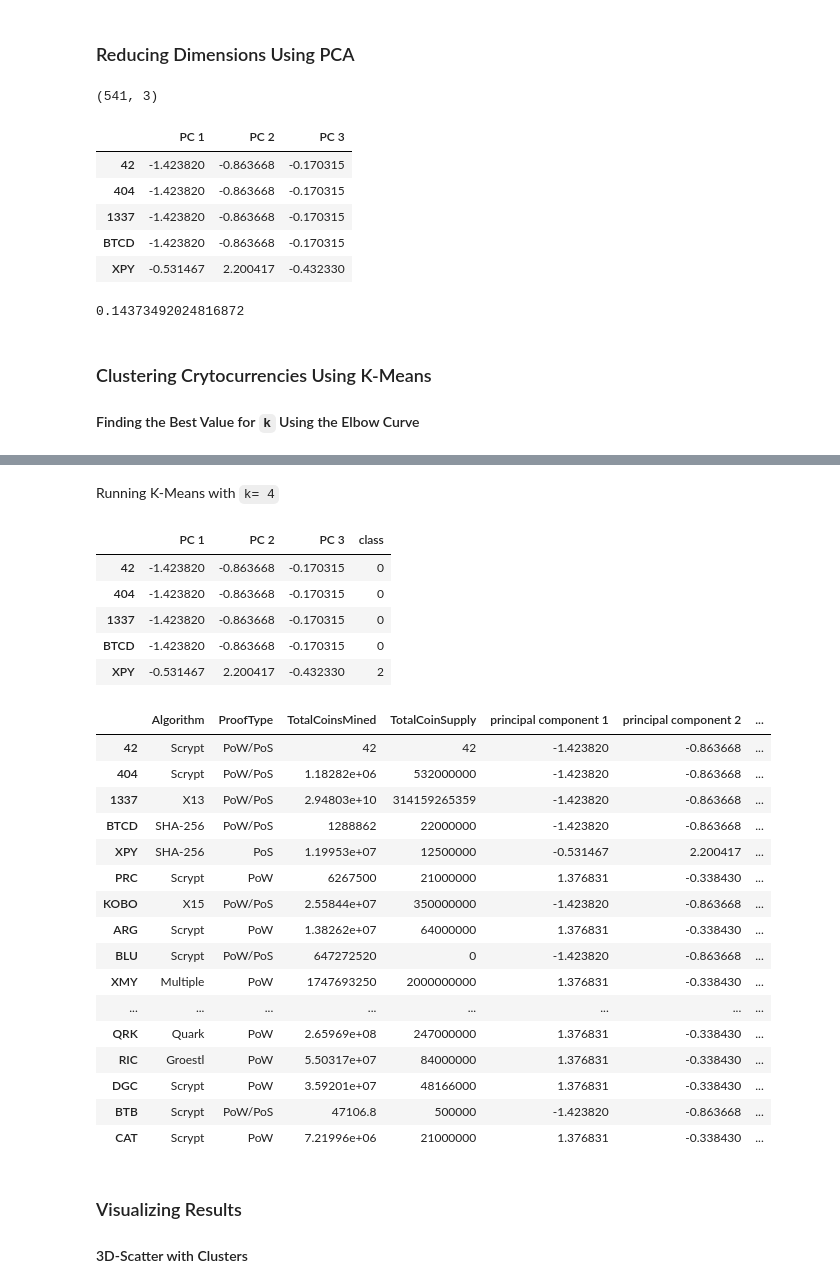
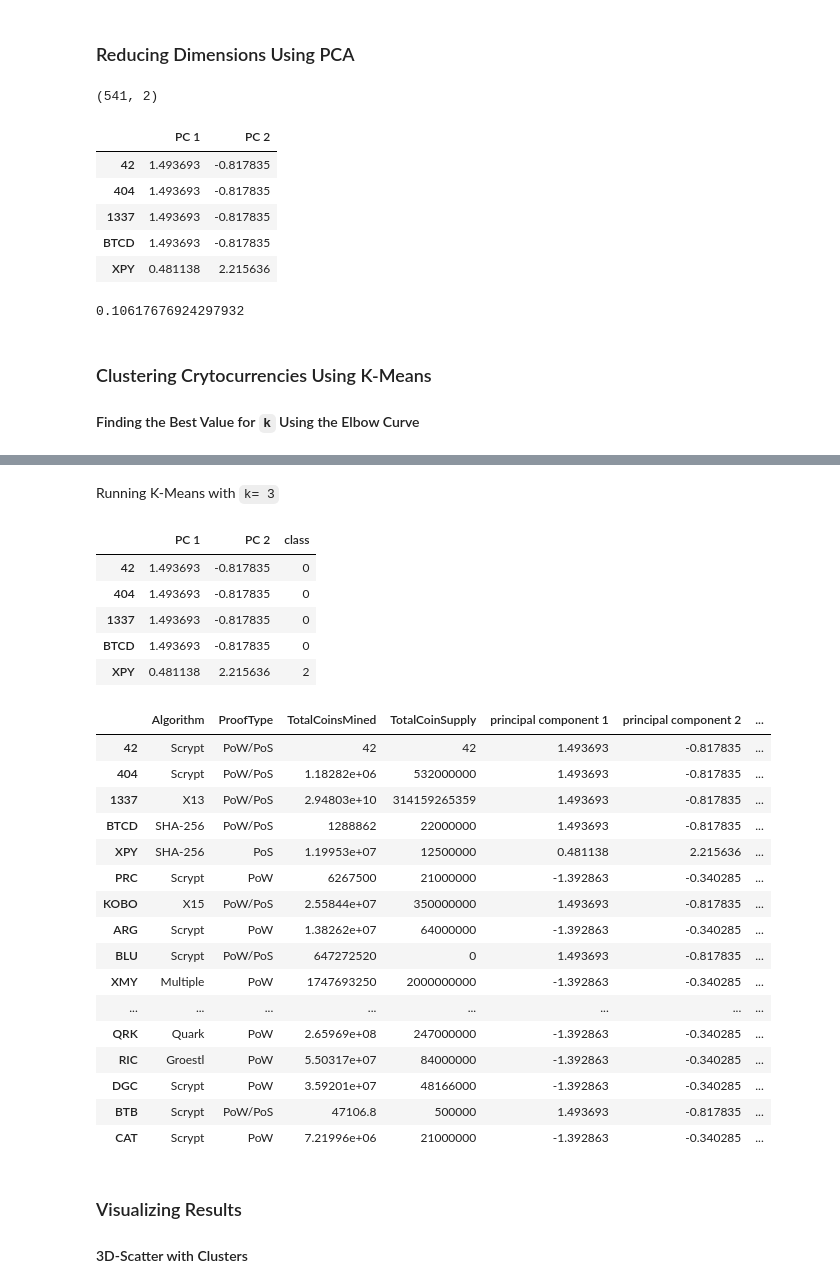
Before and after one commit to NJ1219/AWS-Projects, a Jupyter notebook: ClusteringCrypto Project/Starter_Files/crypto_clustering_sm.ipynb, the cells around one changed output, grey strips where cells are left out. Saved outputs shown, nothing was run; the diff lists cells and outputs as text; code cells hidden in the pictures.

```diff
--- a/ClusteringCrypto Project/Starter_Files/crypto_clustering_sm.ipynb
+++ b/ClusteringCrypto Project/Starter_Files/crypto_clustering_sm.ipynb
@@ -238,30 +228,30 @@ array([[-0.04303315, -0.04303315, -0.04303315, -0.14406497, -0.04303315,
 # Use PCA to reduce dimensions to 3 principal components
 
 # Initialize PCA model
-pca = PCA(n_components=3)
+pca = PCA(n_components=2)
 
 cluster_pca = pca.fit_transform(cluster_df_scaled)
 # %%
 # Create a DataFrame with the principal components data
 df_cluster_pca = pd.DataFrame(data = cluster_pca,
-                              columns=["PC 1", "PC 2", "PC 3"], index = cluster_df.index
+                              columns=["PC 1", "PC 2"],                              index = cluster_df.index
                               )
 
 print(cluster_pca.shape)
 df_cluster_pca.head()
 # %% [output]
-(541, 3)
+(541, 2)
-|  | PC 1 | PC 2 | PC 3 |
-| 42 | -1.423820 | -0.863668 | -0.170315 |
-| 404 | -1.423820 | -0.863668 | -0.170315 |
-| 1337 | -1.423820 | -0.863668 | -0.170315 |
-| BTCD | -1.423820 | -0.863668 | -0.170315 |
-| XPY | -0.531467 | 2.200417 | -0.432330 |
+|  | PC 1 | PC 2 |
+| 42 | 1.493693 | -0.817835 |
+| 404 | 1.493693 | -0.817835 |
+| 1337 | 1.493693 | -0.817835 |
+| BTCD | 1.493693 | -0.817835 |
+| XPY | 0.481138 | 2.215636 |
 # %%
 # Fetch the explained variance
 pca.explained_variance_ratio_.sum()
 # %% [output]
-0.14373492024816872
+0.10617676924297932
 # %% [markdown]
 ### Clustering Crytocurrencies Using K-Means
 
@@ -288,28 +278,28 @@ alt.Chart(df_elbow, title = "Elbow Curve").mark_line().encode(
 # %% [output]
 [interactive output not drawn]
 # %% [markdown]
-Running K-Means with `k= 4`
+Running K-Means with `k= 3`
 # %%
 # Initialize the K-Means model
-model = KMeans(n_clusters=4, random_state=0)
+model = KMeans(n_clusters=3, random_state=0)
 
 # Fit the model
 model.fit(df_cluster_pca)
 
 # Predict clusters
 predictions = model.predict(df_cluster_pca)
 
 # Add the predicted class columns
 df_cluster_pca["class"] = model.labels_
 df_cluster_pca.head()
 # df_cluster_pca.shape
 # %% [output]
-|  | PC 1 | PC 2 | PC 3 | class |
-| 42 | -1.423820 | -0.863668 | -0.170315 | 0 |
-| 404 | -1.423820 | -0.863668 | -0.170315 | 0 |
-| 1337 | -1.423820 | -0.863668 | -0.170315 | 0 |
-| BTCD | -1.423820 | -0.863668 | -0.170315 | 0 |
-| XPY | -0.531467 | 2.200417 | -0.432330 | 2 |
+|  | PC 1 | PC 2 | class |
+| 42 | 1.493693 | -0.817835 | 0 |
+| 404 | 1.493693 | -0.817835 | 0 |
+| 1337 | 1.493693 | -0.817835 | 0 |
+| BTCD | 1.493693 | -0.817835 | 0 |
+| XPY | 0.481138 | 2.215636 | 2 |
 # %%
 # Create a new DataFrame including predicted clusters and cryptocurrencies features
 df_clustered = pd.DataFrame({
@@ -319,7 +309,6 @@ df_clustered = pd.DataFrame({
     "TotalCoinSupply": cluster_df.TotalCoinSupply,
     "principal component 1": df_cluster_pca["PC 1"],
     "principal component 2": df_cluster_pca["PC 2"],
-    "principal component 3": df_cluster_pca["PC 3"],
     "CoinName": crypto_name,
     "Class": df_cluster_pca["class"]
     }, index = cluster_df.index
@@ -328,22 +317,22 @@ df_clustered = pd.DataFrame({
 df_clustered.head(20)
 # %% [output]
 |  | Algorithm | ProofType | TotalCoinsMined | TotalCoinSupply | principal component 1 | principal component 2 | ... |
-| 42 | Scrypt | PoW/PoS | 42 | 42 | -1.423820 | -0.863668 | ... |
-| 404 | Scrypt | PoW/PoS | 1.18282e+06 | 532000000 | -1.423820 | -0.863668 | ... |
-| 1337 | X13 | PoW/PoS | 2.94803e+10 | 314159265359 | -1.423820 | -0.863668 | ... |
-| BTCD | SHA-256 | PoW/PoS | 1288862 | 22000000 | -1.423820 | -0.863668 | ... |
-| XPY | SHA-256 | PoS | 1.19953e+07 | 12500000 | -0.531467 | 2.200417 | ... |
-| PRC | Scrypt | PoW | 6267500 | 21000000 | 1.376831 | -0.338430 | ... |
-| KOBO | X15 | PoW/PoS | 2.55844e+07 | 350000000 | -1.423820 | -0.863668 | ... |
-| ARG | Scrypt | PoW | 1.38262e+07 | 64000000 | 1.376831 | -0.338430 | ... |
-| BLU | Scrypt | PoW/PoS | 647272520 | 0 | -1.423820 | -0.863668 | ... |
-| XMY | Multiple | PoW | 1747693250 | 2000000000 | 1.376831 | -0.338430 | ... |
+| 42 | Scrypt | PoW/PoS | 42 | 42 | 1.493693 | -0.817835 | ... |
+| 404 | Scrypt | PoW/PoS | 1.18282e+06 | 532000000 | 1.493693 | -0.817835 | ... |
+| 1337 | X13 | PoW/PoS | 2.94803e+10 | 314159265359 | 1.493693 | -0.817835 | ... |
+| BTCD | SHA-256 | PoW/PoS | 1288862 | 22000000 | 1.493693 | -0.817835 | ... |
+| XPY | SHA-256 | PoS | 1.19953e+07 | 12500000 | 0.481138 | 2.215636 | ... |
+| PRC | Scrypt | PoW | 6267500 | 21000000 | -1.392863 | -0.340285 | ... |
+| KOBO | X15 | PoW/PoS | 2.55844e+07 | 350000000 | 1.493693 | -0.817835 | ... |
+| ARG | Scrypt | PoW | 1.38262e+07 | 64000000 | -1.392863 | -0.340285 | ... |
+| BLU | Scrypt | PoW/PoS | 647272520 | 0 | 1.493693 | -0.817835 | ... |
+| XMY | Multiple | PoW | 1747693250 | 2000000000 | -1.392863 | -0.340285 | ... |
 | ... | ... | ... | ... | ... | ... | ... | ... |
-| QRK | Quark | PoW | 2.65969e+08 | 247000000 | 1.376831 | -0.338430 | ... |
-| RIC | Groestl | PoW | 5.50317e+07 | 84000000 | 1.376831 | -0.338430 | ... |
-| DGC | Scrypt | PoW | 3.59201e+07 | 48166000 | 1.376831 | -0.338430 | ... |
-| BTB | Scrypt | PoW/PoS | 47106.8 | 500000 | -1.423820 | -0.863668 | ... |
-| CAT | Scrypt | PoW | 7.21996e+06 | 21000000 | 1.376831 | -0.338430 | ... |
+| QRK | Quark | PoW | 2.65969e+08 | 247000000 | -1.392863 | -0.340285 | ... |
+| RIC | Groestl | PoW | 5.50317e+07 | 84000000 | -1.392863 | -0.340285 | ... |
+| DGC | Scrypt | PoW | 3.59201e+07 | 48166000 | -1.392863 | -0.340285 | ... |
+| BTB | Scrypt | PoW/PoS | 47106.8 | 500000 | 1.493693 | -0.817835 | ... |
+| CAT | Scrypt | PoW | 7.21996e+06 | 21000000 | -1.392863 | -0.340285 | ... |
 # %% [markdown]
 ### Visualizing Results
 
```
Also changed, not shown: parts of 5 cells of this notebook, 2 other files.
